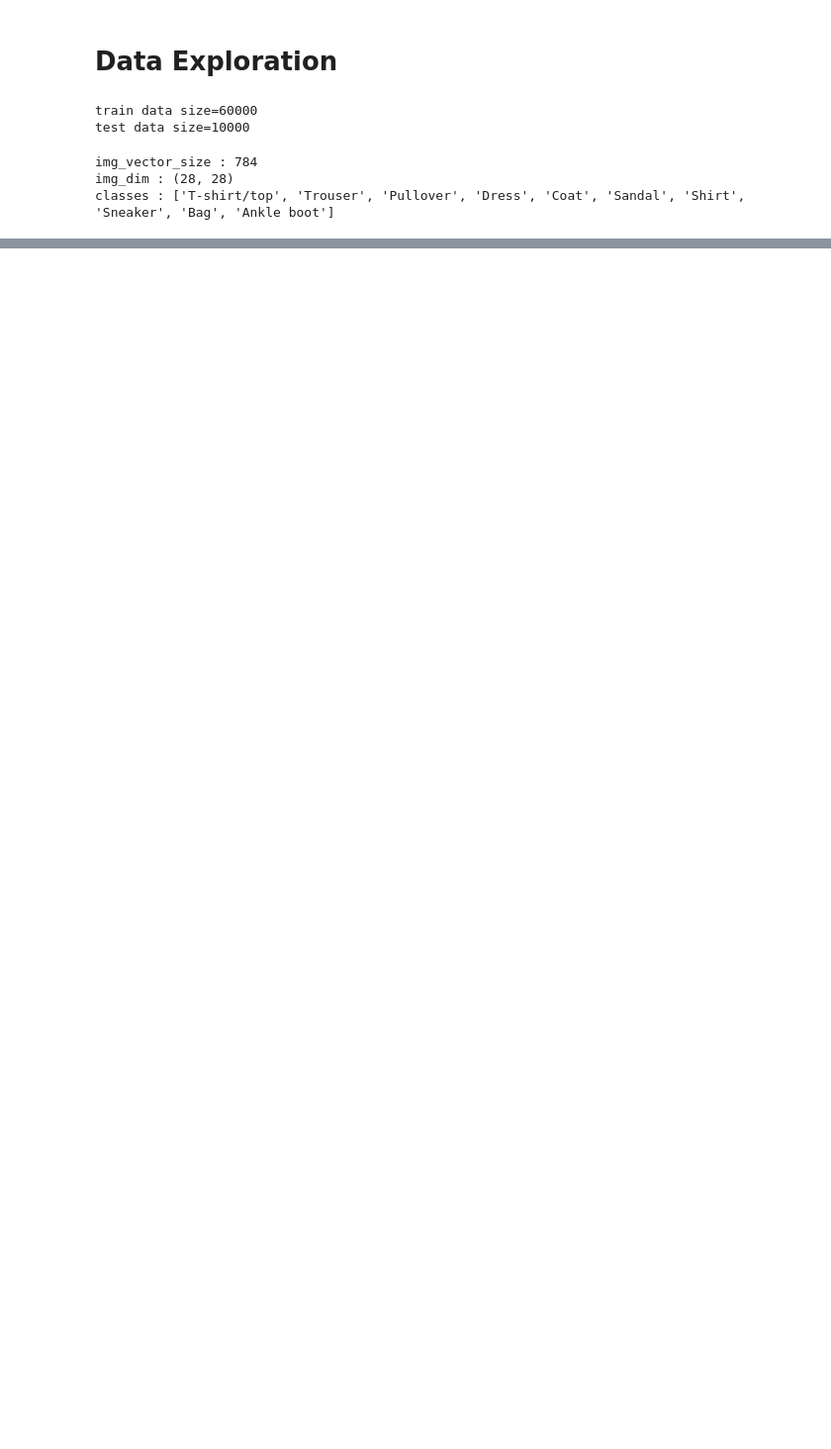
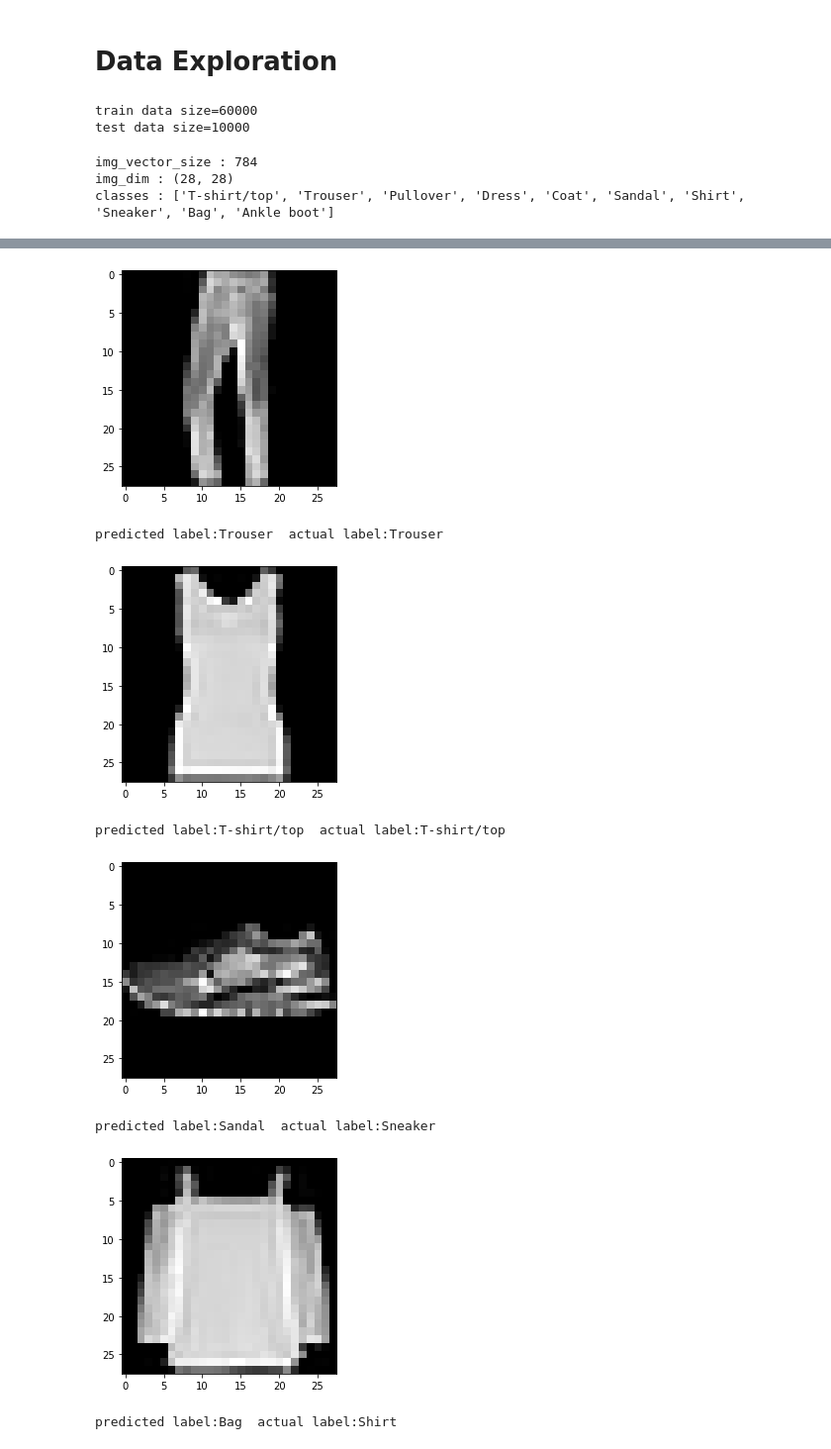
Before and after one commit to ahmedbadr97/Fashion-MNIST-NN, a Jupyter notebook: notebooks/fashion_MNIST_nn.ipynb, the cells around one changed output, grey strips where cells are left out. Shown at 99% size. Drawn from its saved outputs; the diff is of its cells as text; code cells hidden in the pictures; blank space fills up the shorter version.

```diff
--- a/notebooks/fashion_MNIST_nn.ipynb
+++ b/notebooks/fashion_MNIST_nn.ipynb
@@ -51,0 +151,15 @@ KeyboardInterrupt:
+# %%
+for data,label in random_inference_samples:
+
+    visualization.show_vector_img(data[0],img_dim=(28,28))
+    predicted_class=fashion_minset_model.predict(data) #returns list of top classes of the given batches
+    print(f"predicted label:{classes_name[predicted_class[0]]}  actual label:{classes_name[label]} \n")
+# %% [output]
+[figure, added]
+predicted label:Trouser  actual label:Trouser
+[figure, added]
+predicted label:T-shirt/top  actual label:T-shirt/top
+[figure, added]
+predicted label:Sandal  actual label:Sneaker
+[figure, added]
+predicted label:Bag  actual label:Shirt
```
Also changed, not shown: parts of 20 cells of this notebook, 6 other files.
